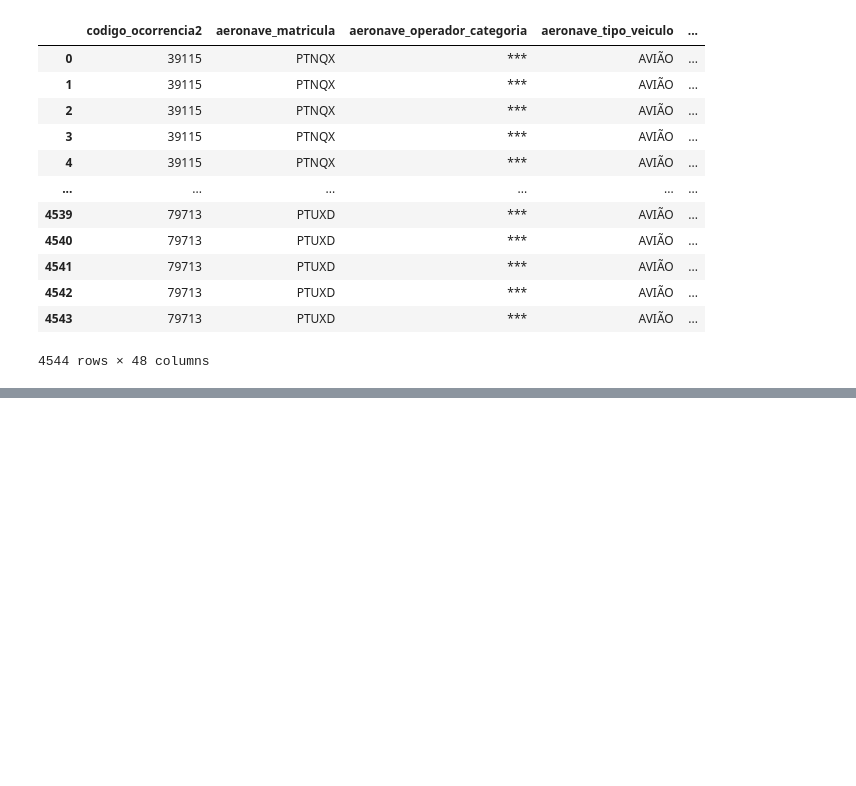
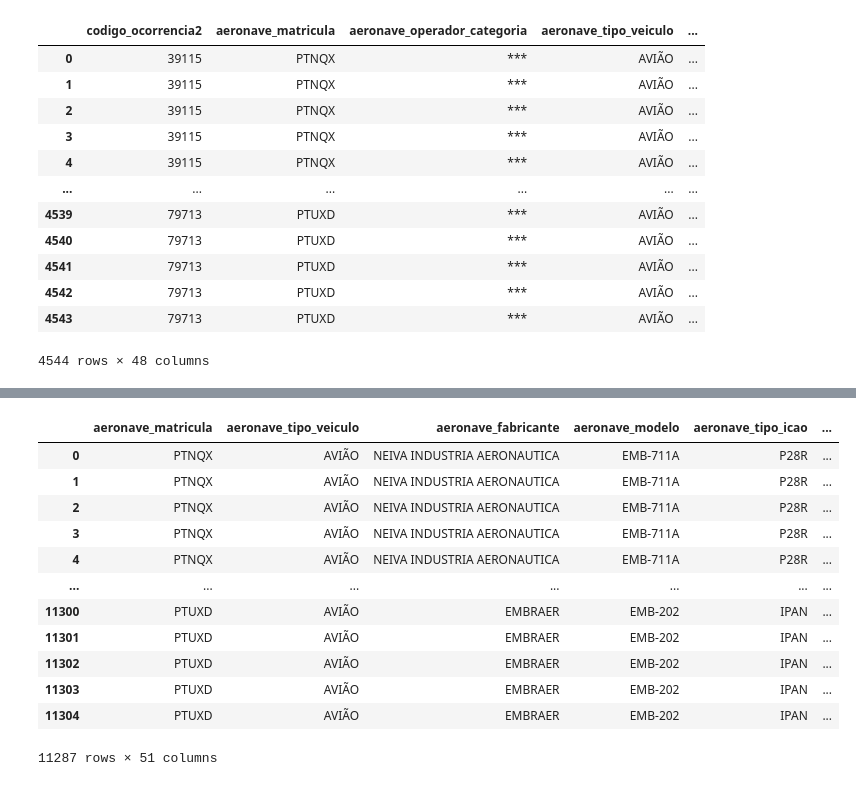
Before and after one commit to brunabellini/CENIPA_API, a Jupyter notebook: organizacao_dataframe.ipynb, the cells around one changed output, grey strips where cells are left out. Saved outputs shown, nothing was run; the diff lists cells and outputs as text; code cells hidden in the pictures; blank space fills up the shorter version.

```diff
--- a/organizacao_dataframe.ipynb
+++ b/organizacao_dataframe.ipynb
@@ -166,3 +201,22 @@ df_4.to_csv('./Data/df_final_aeronautico.csv')
+# %%
+pd.set_option('display.max_columns', None)
+# %%
+df_4 = df_4.replace("****", np.nan)
+df_4
+# %% [output]
+|  | aeronave_matricula | aeronave_tipo_veiculo | aeronave_fabricante | aeronave_modelo | aeronave_tipo_icao | ... |
+| 0 | PTNQX | AVIÃO | NEIVA INDUSTRIA AERONAUTICA | EMB-711A | P28R | ... |
+| 1 | PTNQX | AVIÃO | NEIVA INDUSTRIA AERONAUTICA | EMB-711A | P28R | ... |
+| 2 | PTNQX | AVIÃO | NEIVA INDUSTRIA AERONAUTICA | EMB-711A | P28R | ... |
+| 3 | PTNQX | AVIÃO | NEIVA INDUSTRIA AERONAUTICA | EMB-711A | P28R | ... |
+| 4 | PTNQX | AVIÃO | NEIVA INDUSTRIA AERONAUTICA | EMB-711A | P28R | ... |
+| ... | ... | ... | ... | ... | ... | ... |
+| 11300 | PTUXD | AVIÃO | EMBRAER | EMB-202 | IPAN | ... |
+| 11301 | PTUXD | AVIÃO | EMBRAER | EMB-202 | IPAN | ... |
+| 11302 | PTUXD | AVIÃO | EMBRAER | EMB-202 | IPAN | ... |
+| 11303 | PTUXD | AVIÃO | EMBRAER | EMB-202 | IPAN | ... |
+| 11304 | PTUXD | AVIÃO | EMBRAER | EMB-202 | IPAN | ... |
+11287 rows × 51 columns
 # %%
 df_4.info()
 # %% [output]
```
Also changed, not shown: parts of 9 cells of this notebook, 2 other files.
